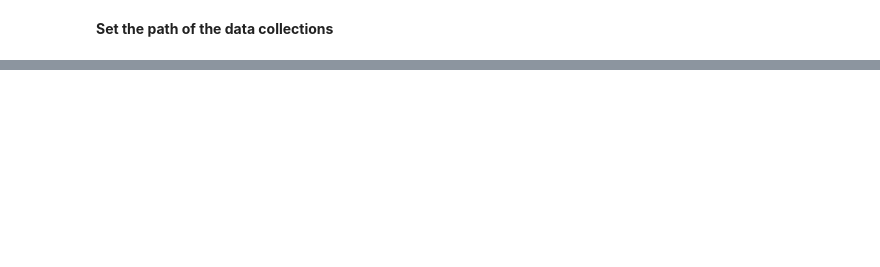
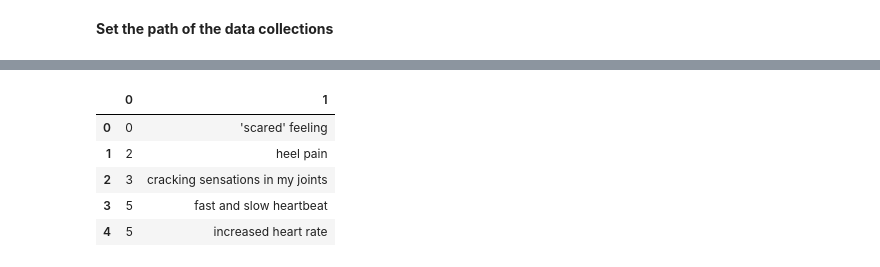
Before and after one commit to unt-iialab/medical-concept-normalization, a Jupyter notebook: Experiment_ask/fine_tuning/pubmed/askApatient_folder0_pubmed.ipynb, the cells around one changed output, grey strips where cells are left out. Drawn from its saved outputs; the diff is of its cells as text; code cells hidden in the pictures; blank space fills up the shorter version.

```diff
--- a/Experiment_ask/fine_tuning/pubmed/askApatient_folder0_pubmed.ipynb
+++ b/Experiment_ask/fine_tuning/pubmed/askApatient_folder0_pubmed.ipynb
@@ -36,8 +54,15 @@ valid.head()
 # %%
 # testing data set
 
-testing = pd.read_csv(path/"AskAPatient.fold-0.testing.csv",header=None)
+test = pd.read_csv(path/"AskAPatient.fold-0.test.csv",header=None)
 testing.head()
+# %% [output]
+|  | 0 | 1 |
+| 0 | 0 | 'scared' feeling |
+| 1 | 2 | heel pain |
+| 2 | 3 | cracking sensations in my joints |
+| 3 | 5 | fast and slow heartbeat |
+| 4 | 5 | increased heart rate |
 # %%
 # Creating DataBunch for language modelling
 
```
Also changed, not shown: parts of 24 cells of this notebook.
